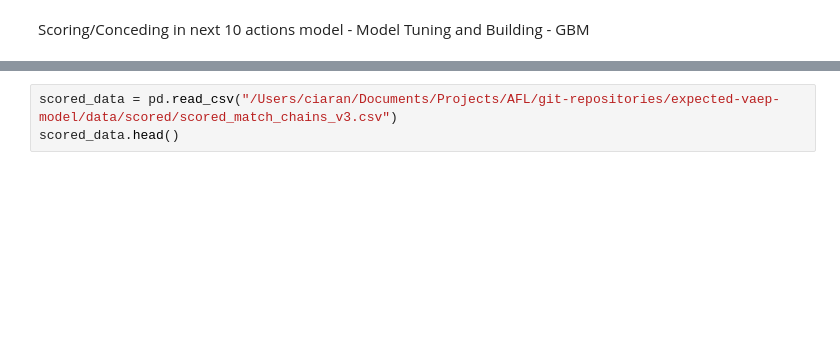
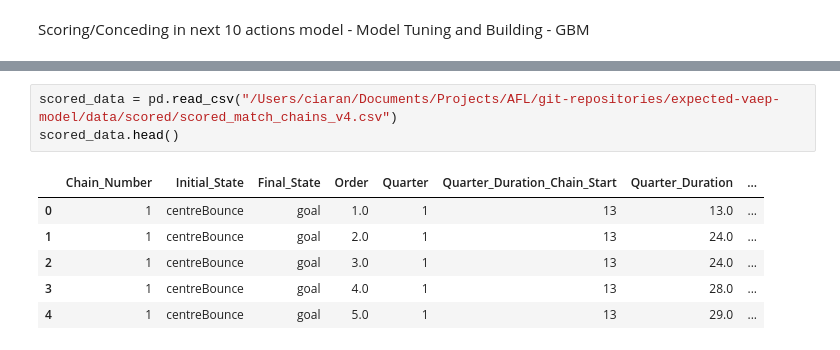
Before and after one commit to ciaran-grant/expected-vaep-model, a Jupyter notebook: notebooks/process/3_predicting_models.ipynb, the cells around one changed output, grey strips where cells are left out. Saved outputs shown, nothing was run; the diff lists cells and outputs as text; blank space fills up the shorter version.

Commit message:
Updating notebooks for processing models

```diff
--- a/notebooks/process/3_predicting_models.ipynb
+++ b/notebooks/process/3_predicting_models.ipynb
@@ -18,3 +48,10 @@ predict_model()
 # %%
-scored_data = pd.read_csv("/Users/ciaran/Documents/Projects/AFL/git-repositories/expected-vaep-model/data/scored/scored_match_chains_v3.csv")
+scored_data = pd.read_csv("/Users/ciaran/Documents/Projects/AFL/git-repositories/expected-vaep-model/data/scored/scored_match_chains_v4.csv")
 scored_data.head()
+# %% [output]
+|  | Chain_Number | Initial_State | Final_State | Order | Quarter | Quarter_Duration_Chain_Start | Quarter_Duration | ... |
+| 0 | 1 | centreBounce | goal | 1.0 | 1 | 13 | 13.0 | ... |
+| 1 | 1 | centreBounce | goal | 2.0 | 1 | 13 | 24.0 | ... |
+| 2 | 1 | centreBounce | goal | 3.0 | 1 | 13 | 24.0 | ... |
+| 3 | 1 | centreBounce | goal | 4.0 | 1 | 13 | 28.0 | ... |
+| 4 | 1 | centreBounce | goal | 5.0 | 1 | 13 | 29.0 | ... |
```
Also changed, not shown: parts of 6 cells of this notebook, 2 other files.
